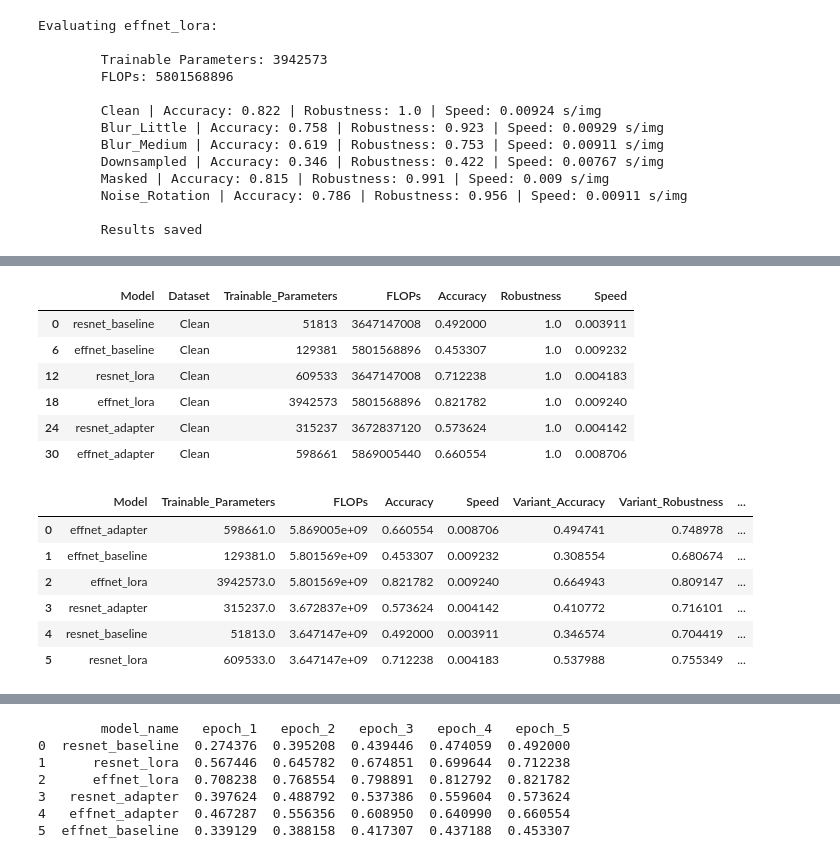
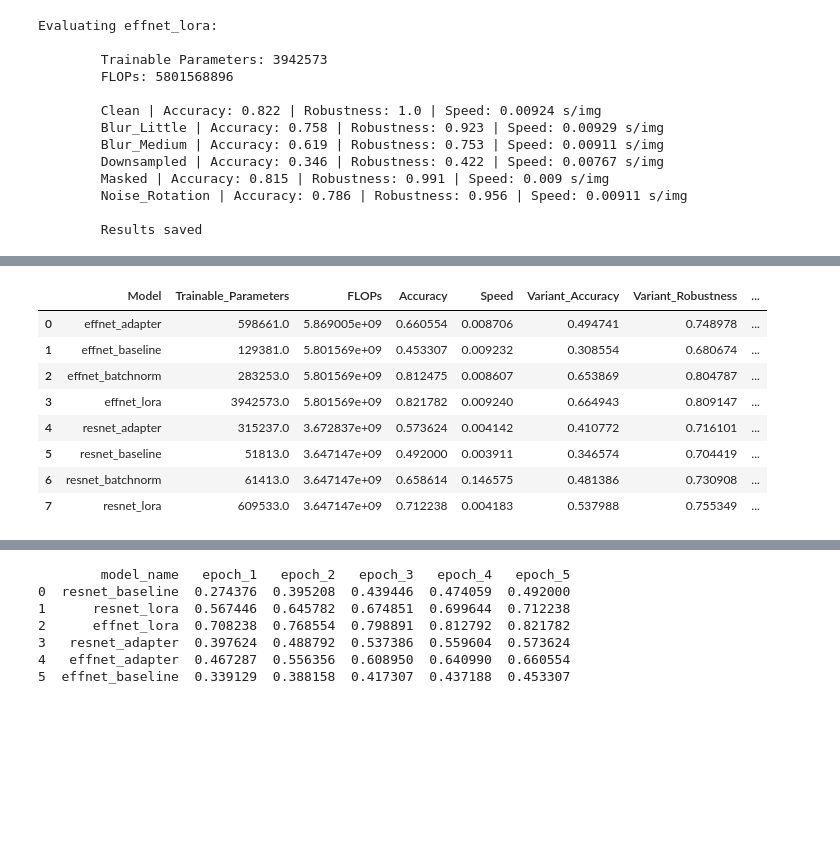
Before and after one commit to jgbreault/MealReveal, a Jupyter notebook: analysis.ipynb, the cells around one changed output, grey strips where cells are left out. Cells and saved outputs as stored; diff of their text form; code cells hidden in the pictures; blank space fills up the shorter version.

```diff
--- a/analysis.ipynb
+++ b/analysis.ipynb
@@ -48,9 +48,13 @@ test_transform = transforms.Compose([
     transforms.Normalize([0.485, 0.456, 0.406], [0.229, 0.224, 0.225]) # Standard values
 ])
 
-test_directory = "test_splits"
-model_directory = "models"
-evaluation_directory = "evaluations"
+test_directory = "/content/drive/MyDrive/Colab Notebooks/test_sets"
+model_directory = "/content/drive/MyDrive/Colab Notebooks/models"
+evaluation_directory = "/content/drive/MyDrive/Colab Notebooks/evaluations"
+
+#test_directory = "test_splits"
+#model_directory = "models"
+#evaluation_directory = "evaluations"
 
 # Test variant paths in Google Drive
 clean_path = f'{test_directory}/clean'
@@ -188,6 +195,9 @@ effnet_lora_path = model_directory + '/effnet_lora.pth'
 
 resnet_adapter_path = model_directory + '/resnet_adapter.pth'
 effnet_adapter_path = model_directory + '/effnet_adapter.pth'
+
+resnet_batchnorm_path = model_directory + '/resnet_batchnorm.pth'
+effnet_batchnorm_path = model_directory + '/effnet_batchnorm.pth'
 # %%
 import pandas as pd
 
@@ -551,7 +710,9 @@ model_paths_to_evaluate = {
     "resnet_lora": resnet_lora_path,
     "effnet_lora": effnet_lora_path,
     "resnet_adapter": resnet_adapter_path,
-    "effnet_adapter": effnet_adapter_path
+    "effnet_adapter": effnet_adapter_path,
+    "resnet_batchnorm": resnet_batchnorm_path,
+    "effnet_batchnorm": effnet_batchnorm_path
 }
 # %%
 import time
@@ -600,6 +761,10 @@ for model_name, model_path in model_paths_to_evaluate.items():
             model = get_adapter_model_resnet()
         case "effnet_adapter":
             model = get_adapter_model_effnet()
+        case "resnet_batchnorm" :
+            model = GetBatchNormResnet()
+        case "effnet_batchnorm" :
+            model = GetBatchNormEffnet()
         case _:
             raise ValueError(f"Unknown model: {model_name}")
 
@@ -707,45 +862,38 @@ model_evaluations_clean
-# %%
-model_evaluations_clean
-# %% [output]
-|  | Model | Dataset | Trainable_Parameters | FLOPs | Accuracy | Robustness | Speed |
-| 0 | resnet_baseline | Clean | 51813 | 3647147008 | 0.492000 | 1.0 | 0.003911 |
-| 6 | effnet_baseline | Clean | 129381 | 5801568896 | 0.453307 | 1.0 | 0.009232 |
-| 12 | resnet_lora | Clean | 609533 | 3647147008 | 0.712238 | 1.0 | 0.004183 |
-| 18 | effnet_lora | Clean | 3942573 | 5801568896 | 0.821782 | 1.0 | 0.009240 |
-| 24 | resnet_adapter | Clean | 315237 | 3672837120 | 0.573624 | 1.0 | 0.004142 |
-| 30 | effnet_adapter | Clean | 598661 | 5869005440 | 0.660554 | 1.0 | 0.008706 |
 # %%
 model_evaluations_clean = model_evaluations_all.query("Dataset == 'Clean'")
 model_evaluations_variants = model_evaluations_all.query("Dataset != 'Clean'")
 
 # Calculate mean variant Accuracy and Robustness for each Model
 agg_features = ["Trainable_Parameters","FLOPs", "Accuracy", "Robustness", "Speed"]
 model_evaluations_aggregated = model_evaluations_variants.groupby("Model")[agg_features].mean().reset_index()
 
 # Rename columns to be more accurate
 model_evaluations_aggregated.columns = ["Model", "Trainable_Parameters", "FLOPs", "Variant_Accuracy", "Variant_Robustness", "Variant_Speed"]
 
 accuracy_map = model_evaluations_clean.set_index('Model')['Accuracy']
 speed_map = model_evaluations_clean.set_index('Model')['Speed']
 
 model_evaluations_aggregated['Accuracy'] = model_evaluations_aggregated['Model'].map(accuracy_map)
 model_evaluations_aggregated['Speed'] = model_evaluations_aggregated['Model'].map(speed_map)
 
 agg_column_order = ["Model", "Trainable_Parameters", "FLOPs", "Accuracy", "Speed", "Variant_Accuracy", "Variant_Robustness", "Variant_Speed"]
 model_evaluations_aggregated = model_evaluations_aggregated[agg_column_order]
 
 # Save evaluation results
-model_evaluations_aggregated.to_csv(f"evaluations/aggregated_evaluations.csv", index=False)
+#model_evaluations_aggregated.to_csv(f"evaluations/aggregated_evaluations.csv", index=False)
+model_evaluations_aggregated.to_csv(evaluation_directory+"aggregated_evaluations.csv", index=False)
 
 model_evaluations_aggregated
 # %% [output]
 |  | Model | Trainable_Parameters | FLOPs | Accuracy | Speed | Variant_Accuracy | Variant_Robustness | ... |
 | 0 | effnet_adapter | 598661.0 | 5.869005e+09 | 0.660554 | 0.008706 | 0.494741 | 0.748978 | ... |
 | 1 | effnet_baseline | 129381.0 | 5.801569e+09 | 0.453307 | 0.009232 | 0.308554 | 0.680674 | ... |
-| 2 | effnet_lora | 3942573.0 | 5.801569e+09 | 0.821782 | 0.009240 | 0.664943 | 0.809147 | ... |
-| 3 | resnet_adapter | 315237.0 | 3.672837e+09 | 0.573624 | 0.004142 | 0.410772 | 0.716101 | ... |
-| 4 | resnet_baseline | 51813.0 | 3.647147e+09 | 0.492000 | 0.003911 | 0.346574 | 0.704419 | ... |
-| 5 | resnet_lora | 609533.0 | 3.647147e+09 | 0.712238 | 0.004183 | 0.537988 | 0.755349 | ... |
+| 2 | effnet_batchnorm | 283253.0 | 5.801569e+09 | 0.812475 | 0.008607 | 0.653869 | 0.804787 | ... |
+| 3 | effnet_lora | 3942573.0 | 5.801569e+09 | 0.821782 | 0.009240 | 0.664943 | 0.809147 | ... |
+| 4 | resnet_adapter | 315237.0 | 3.672837e+09 | 0.573624 | 0.004142 | 0.410772 | 0.716101 | ... |
+| 5 | resnet_baseline | 51813.0 | 3.647147e+09 | 0.492000 | 0.003911 | 0.346574 | 0.704419 | ... |
+| 6 | resnet_batchnorm | 61413.0 | 3.647147e+09 | 0.658614 | 0.146575 | 0.481386 | 0.730908 | ... |
+| 7 | resnet_lora | 609533.0 | 3.647147e+09 | 0.712238 | 0.004183 | 0.537988 | 0.755349 | ... |
 # %%
 import matplotlib.pyplot as plt
 
```
Also changed, not shown: parts of 14 cells of this notebook, 56 other files.
